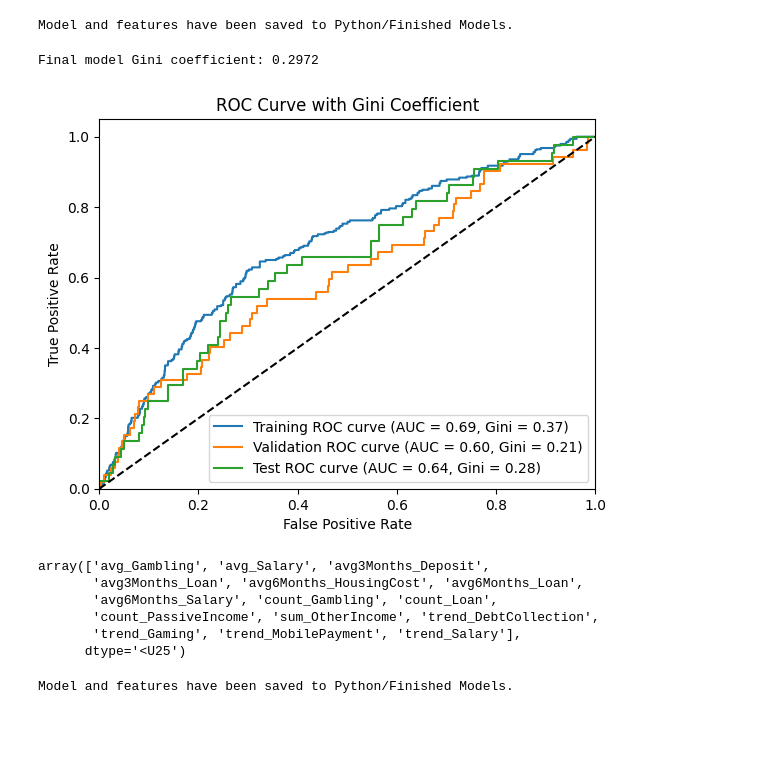
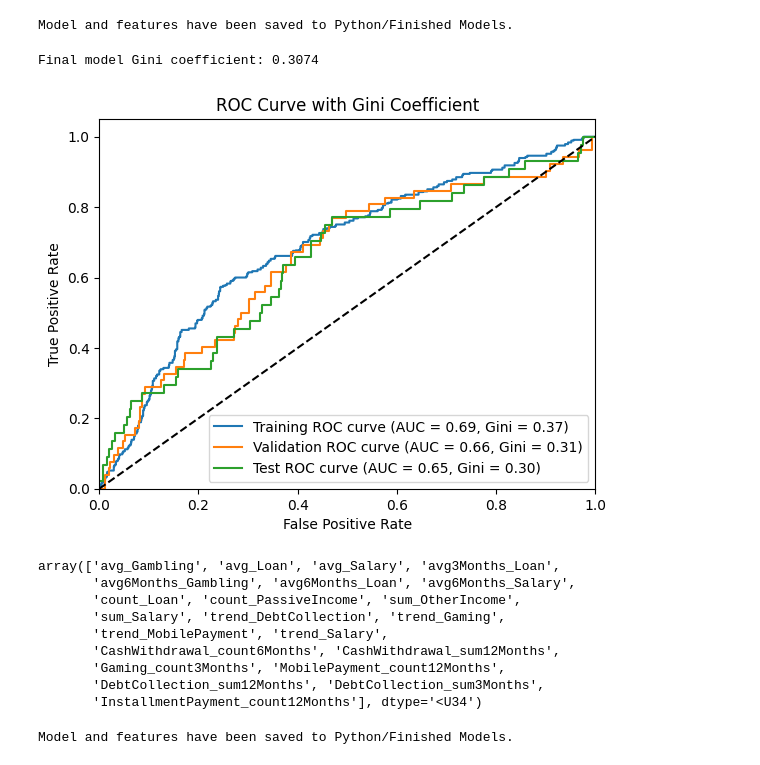
Before and after one commit to AndreasNilssonNstart/PSD2-Data-Engineering-Modeling-DATA-258, a Jupyter notebook: 2. Python/1.7 Find Final LG.ipynb, the cells around one changed output. Drawn from its saved outputs; the diff is of its cells as text; code cells hidden in the pictures; blank space fills up the shorter version.

Commit message:
Model Done

```diff
--- a/2. Python/1.7 Find Final LG.ipynb
+++ b/2. Python/1.7 Find Final LG.ipynb
@@ -211,7 +211,7 @@ selected = ['avg_Loan', 'avg_Salary', 'avg3Months_CashWithdrawal',
        'avg3Months_Deposit', 'avg3Months_Loan', 'avg3Months_Salary',
        'avg6Months_Gambling', 'avg6Months_HousingCost',
        'avg6Months_Salary', 'count_Loan', 'sum_Salary', 'trend_Gaming',
-       'trend_MobilePayment', 'Gambling_category', 'Gambling_sum12Months',
+       'trend_MobilePayment', 'Gambling_sum12Months',
        'CashWithdrawal_sum12Months', 'CashWithdrawal_sum6Months',
        'Gaming_count3Months', 'MobilePayment_partOfSalary6Months',
        'DebtCollection_count12Months', 'DebtCollection_sum12Months',
@@ -311,7 +311,7 @@ Model and features have been saved to Python/Finished Models.
     'count_InstallmentPayment', 'count_Loan', 'count_MobilePayment',
     'count_PassiveIncome', 'count_Salary', 'sum_Gaming', 'sum_OtherIncome',
     'sum_Salary', 'trend_DebtCollection', 'trend_Deposit', 'trend_Gaming',
-    'trend_MobilePayment', 'trend_Salary', 'Gambling_category',
+    'trend_MobilePayment', 'trend_Salary',
     'Gambling_count6Months', 'Gambling_monthlyAvg', 'Gambling_sum12Months',
     'CashWithdrawal_count6Months', 'CashWithdrawal_sum12Months',
     'CashWithdrawal_sum6Months', 'Gaming_count3Months', 'Gaming_count9Months',
@@ -362,32 +362,32 @@ oversampler = RandomOverSampler(random_state=420)
 Xtrain_resampled, Ytrain_resampled = oversampler.fit_resample(Xtrain, Ytrain)
 
 # Define the SequentialFeatureSelector object for forward feature selection
 sfs = SequentialFeatureSelector(logreg, direction='forward', scoring=make_scorer(gini_score), cv=StratifiedKFold(3), n_jobs=-1)
 
 # Perform forward feature selection on the resampled data
 sfs.fit(Xtrain_resampled, Ytrain_resampled)
 
 # Output the results
 optimal_features = np.array(selected)[sfs.get_support()]
 
 # Transform the dataset to the optimal feature set
 X_optimal = sfs.transform(Xtrain_resampled)
 
 # Retrain the model with the optimal feature set
 logreg.fit(X_optimal, Ytrain_resampled)
 
 # Evaluate the final model
 final_score = cross_val_score(logreg, X_optimal, Ytrain_resampled, cv=3, scoring=make_scorer(gini_score))
 print("Final model Gini coefficient: %0.4f" % final_score.mean())
 
 # Transform the test set using the selected features
 X_train_optimal = sfs.transform(Xtrain)
 X_val_optimal = sfs.transform(Xval)
 X_test_optimal = sfs.transform(Xtest)
 
 
 # Plot for both the training and val sets
 plot_gini(logreg, X_optimal, Ytrain_resampled, X_val_optimal, Yval, X_test_optimal, Ytest, "ROC Curve with Gini Coefficient")
 # %% [output]
-Final model Gini coefficient: 0.2972
+Final model Gini coefficient: 0.3074
-[figure, old version]
+[figure, new version]
@@ -434,12 +394,15 @@ all_features = df.drop(columns=['Ever90','ReceivedDate',	'ApplicationID','Accoun
 # %%
 optimal_features
 # %% [output]
-array(['avg_Gambling', 'avg_Salary', 'avg3Months_Deposit',
-       'avg3Months_Loan', 'avg6Months_HousingCost', 'avg6Months_Loan',
-       'avg6Months_Salary', 'count_Gambling', 'count_Loan',
-       'count_PassiveIncome', 'sum_OtherIncome', 'trend_DebtCollection',
-       'trend_Gaming', 'trend_MobilePayment', 'trend_Salary'],
-      dtype='<U25')
+array(['avg_Gambling', 'avg_Loan', 'avg_Salary', 'avg3Months_Loan',
+       'avg6Months_Gambling', 'avg6Months_Loan', 'avg6Months_Salary',
+       'count_Loan', 'count_PassiveIncome', 'sum_OtherIncome',
+       'sum_Salary', 'trend_DebtCollection', 'trend_Gaming',
+       'trend_MobilePayment', 'trend_Salary',
+       'CashWithdrawal_count6Months', 'CashWithdrawal_sum12Months',
+       'Gaming_count3Months', 'MobilePayment_count12Months',
+       'DebtCollection_sum12Months', 'DebtCollection_sum3Months',
+       'InstallmentPayment_count12Months'], dtype='<U34')
 # %%
 import joblib
 
```
Also changed, not shown: parts of 3 cells of this notebook, 13 other files.
